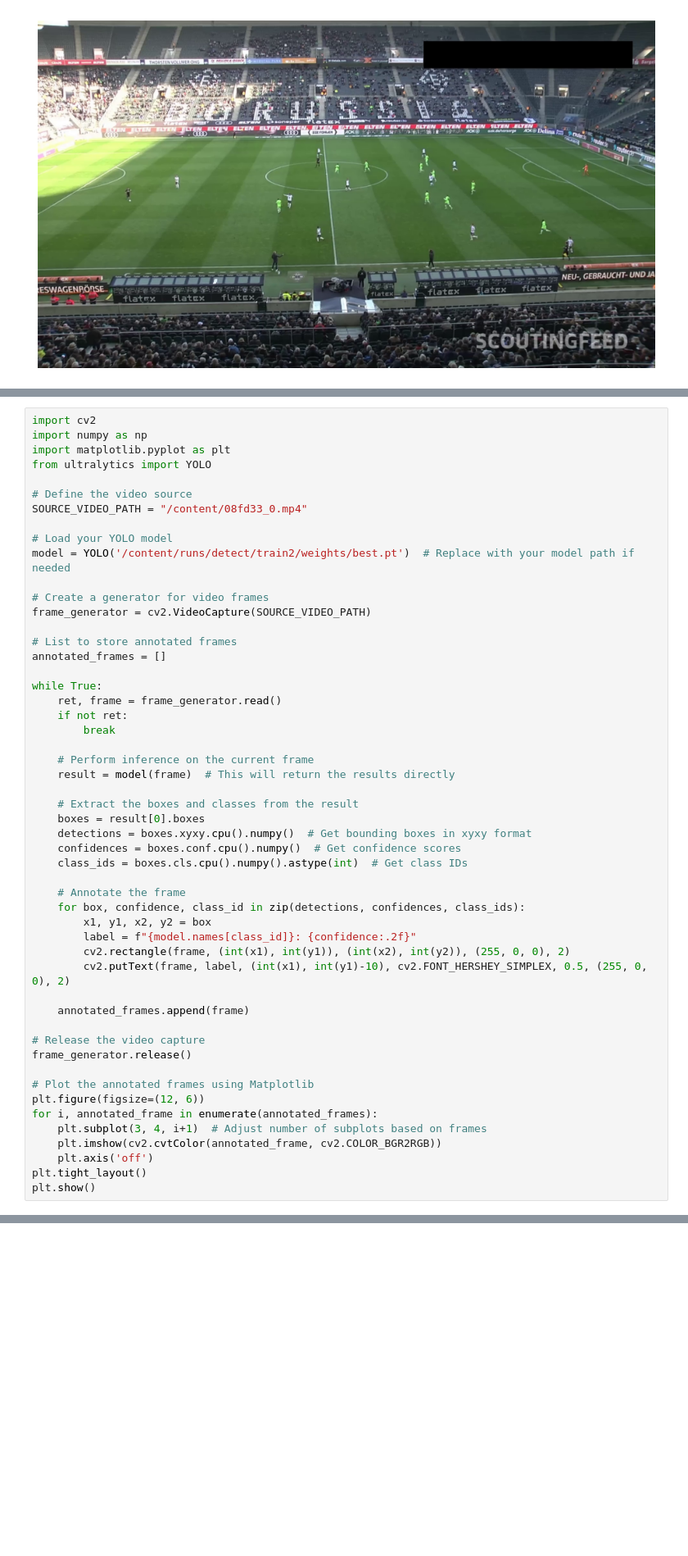
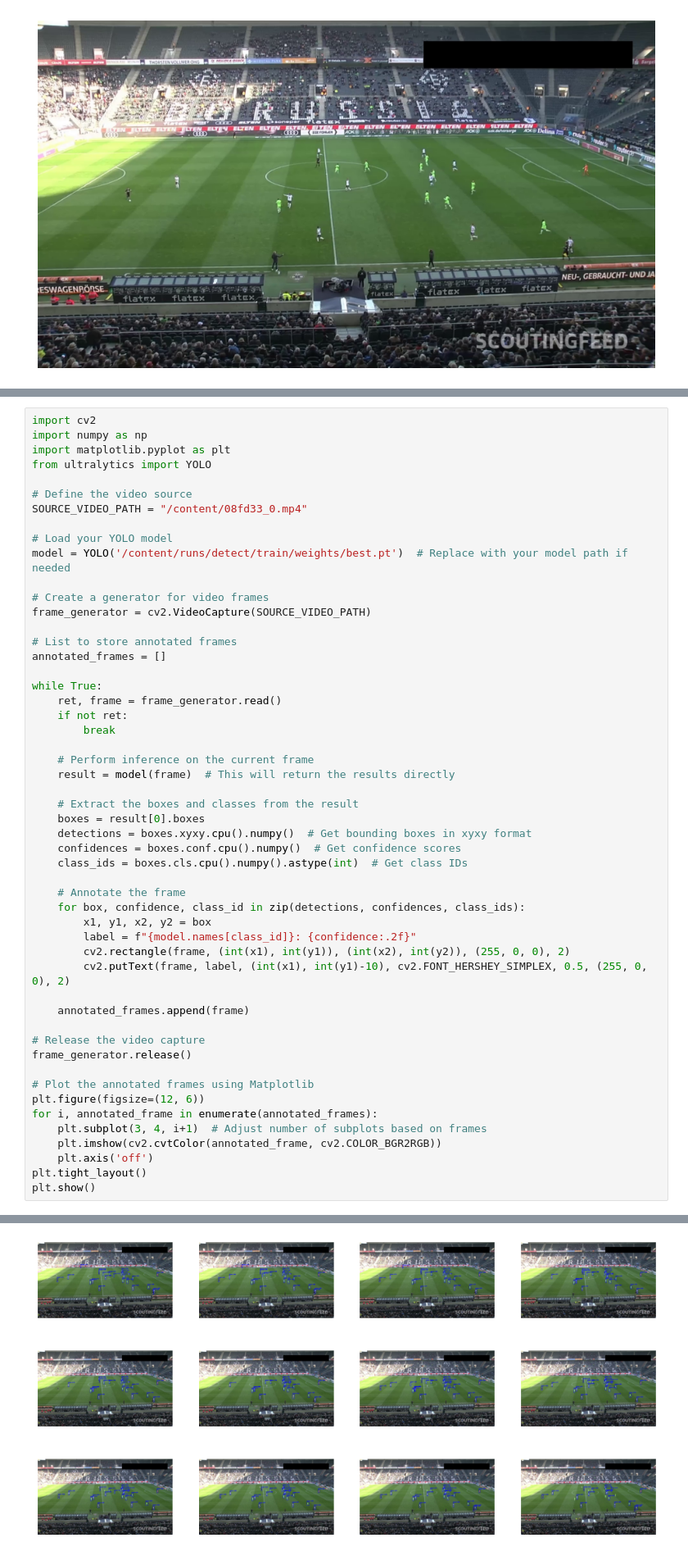
Before and after one commit to NguyenVanVuong613/YOLOv11, a Jupyter notebook: YOLOv11.ipynb, the cells around one changed output, grey strips where cells are left out. Shown at 82% size. Saved outputs shown, nothing was run; the diff lists cells and outputs as text; blank space fills up the shorter version.

```diff
--- a/YOLOv11.ipynb
+++ b/YOLOv11.ipynb
@@ -188,7 +212,7 @@ from ultralytics import YOLO
 SOURCE_VIDEO_PATH = "/content/08fd33_0.mp4"
 
 # Load your YOLO model
-model = YOLO('/content/runs/detect/train2/weights/best.pt')  # Replace with your model path if needed
+model = YOLO('/content/runs/detect/train/weights/best.pt')  # Replace with your model path if needed
 
 # Create a generator for video frames
 frame_generator = cv2.VideoCapture(SOURCE_VIDEO_PATH)
@@ -230,3 +254,4 @@ for i, annotated_frame in enumerate(annotated_frames):
     plt.axis('off')
 plt.tight_layout()
 plt.show()
+# %% [output]
@@ -233,3 +276,4 @@ plt.show()
+[figure, added]
 # %%
 import cv2
 import matplotlib.pyplot as plt
```
Also changed, not shown: parts of 8 cells of this notebook.
